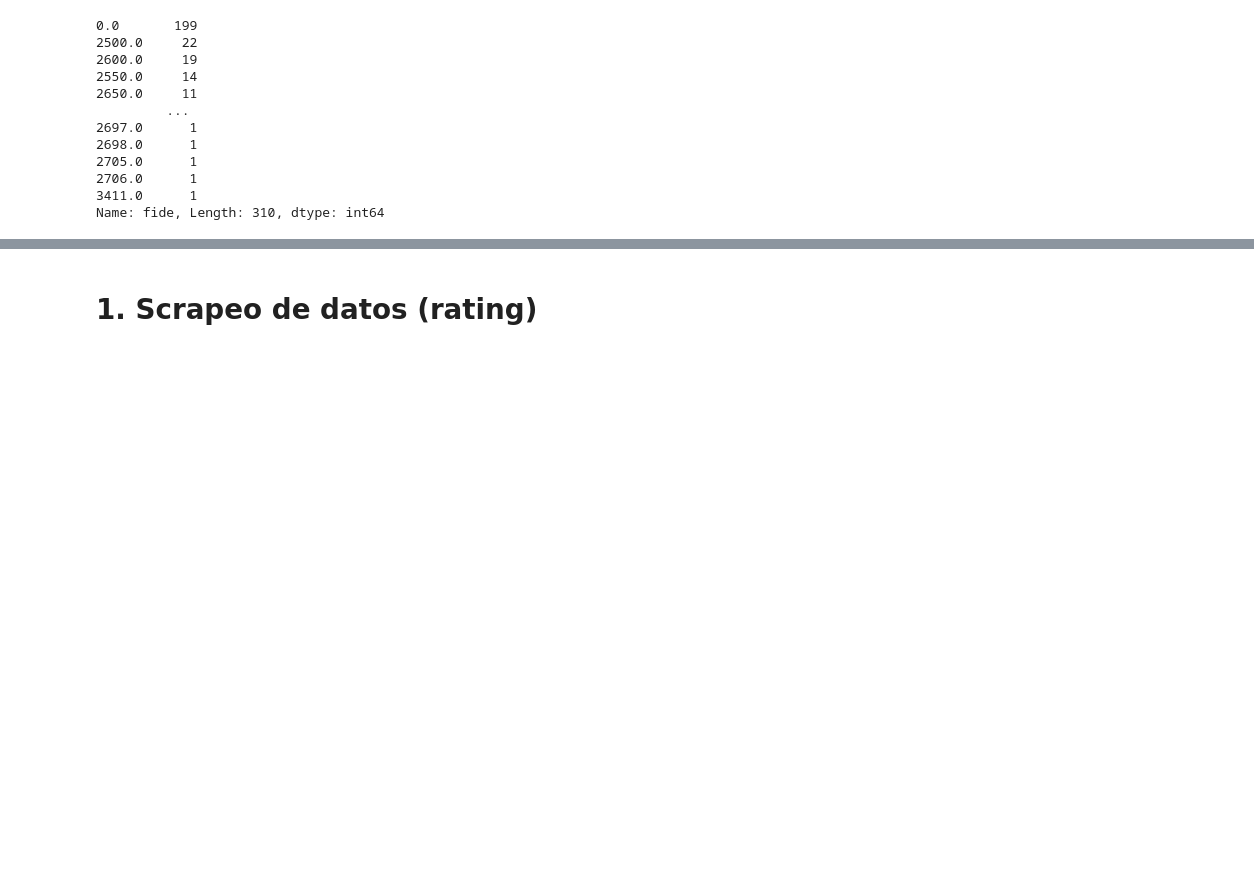
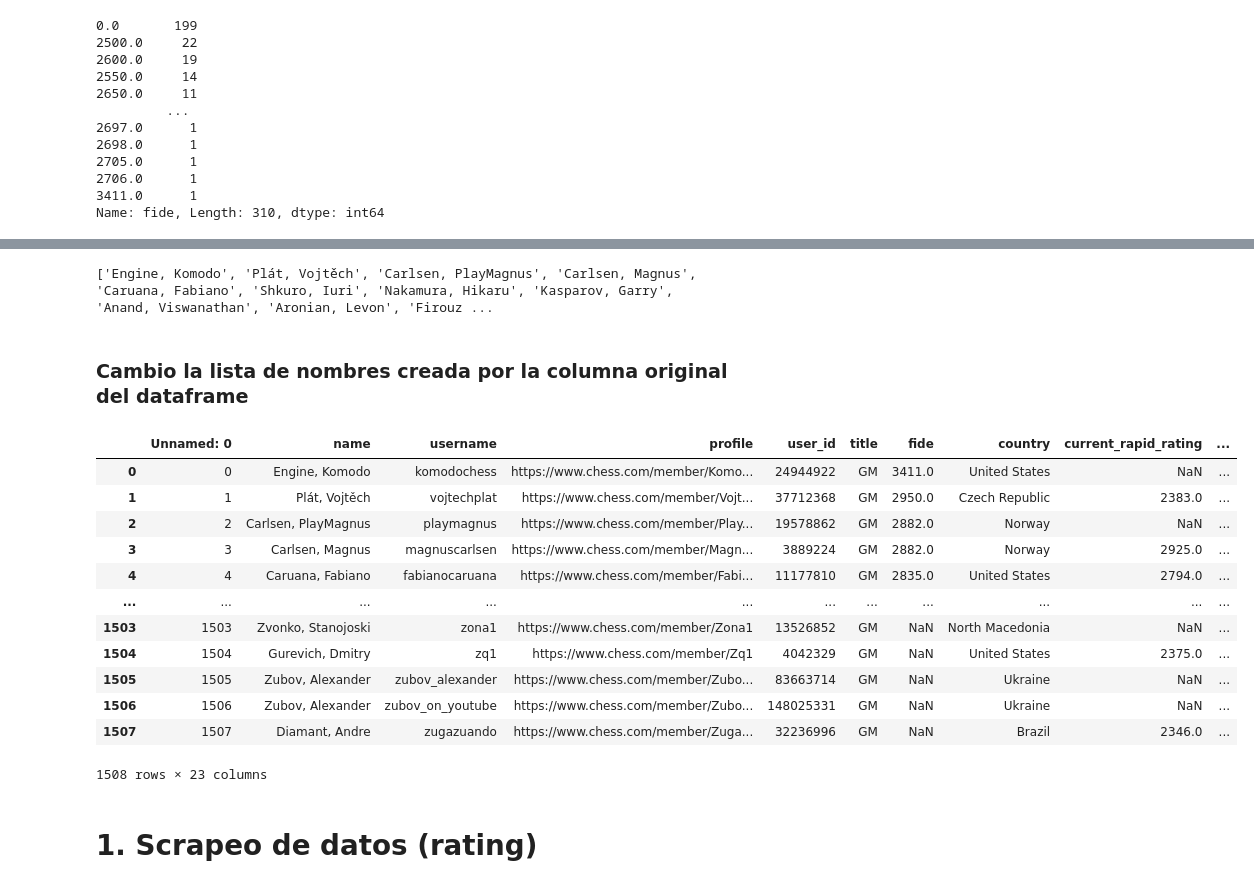
Before and after one commit to BorjaDorado/Chess, a Jupyter notebook: Chess_stats.ipynb, the cells around one changed output, grey strips where cells are left out. Saved outputs shown, nothing was run; the diff lists cells and outputs as text; code cells hidden in the pictures; blank space fills up the shorter version.

```diff
--- a/Chess_stats.ipynb
+++ b/Chess_stats.ipynb
@@ -123,0 +205,3 @@ Name: fide, Length: 310, dtype: int64
+# %%
+names = stats['name'].tolist()
+names[:20]
@@ -123,0 +229,44 @@ Name: fide, Length: 310, dtype: int64
+# %%
+def transformar_nombre(nombre_completo):
+    if isinstance(nombre_completo, str):
+        nombres = nombre_completo.split()
+        apellido = nombres[-1]
+        nombre = " ".join(nombres[:-1])
+        return f"{apellido}, {nombre}"
+    else:
+        return nombre_completo
+
+# Lista de nombres en formato "Nombre Apellido"
+# names ya elaborada
+# %%
+# Transformar los nombres
+nombres_transformados = list(map(transformar_nombre, names))
+# %%
+# Mostrar los nombres transformados
+Name = []  # Aquí se almacenarán los nombres transformados
+
+for nombre in nombres_transformados:
+    Name.append(nombre)
+
+print(Name)
+# %% [output]
+['Engine, Komodo', 'Plát, Vojtěch', 'Carlsen, PlayMagnus', 'Carlsen, Magnus', 'Caruana, Fabiano', 'Shkuro, Iuri', 'Nakamura, Hikaru', 'Kasparov, Garry', 'Anand, Viswanathan', 'Aronian, Levon', 'Firouz ...
+# %% [markdown]
+### Cambio la lista de nombres creada por la columna original del dataframe
+# %%
+stats['name'] = Name
+stats
+# %% [output]
+|  | Unnamed: 0 | name | username | profile | user_id | title | fide | country | current_rapid_rating | ... |
+| 0 | 0 | Engine, Komodo | komodochess | https://www.chess.com/member/Komo... | 24944922 | GM | 3411.0 | United States | NaN | ... |
+| 1 | 1 | Plát, Vojtěch | vojtechplat | https://www.chess.com/member/Vojt... | 37712368 | GM | 2950.0 | Czech Republic | 2383.0 | ... |
+| 2 | 2 | Carlsen, PlayMagnus | playmagnus | https://www.chess.com/member/Play... | 19578862 | GM | 2882.0 | Norway | NaN | ... |
+| 3 | 3 | Carlsen, Magnus | magnuscarlsen | https://www.chess.com/member/Magn... | 3889224 | GM | 2882.0 | Norway | 2925.0 | ... |
+| 4 | 4 | Caruana, Fabiano | fabianocaruana | https://www.chess.com/member/Fabi... | 11177810 | GM | 2835.0 | United States | 2794.0 | ... |
+| ... | ... | ... | ... | ... | ... | ... | ... | ... | ... | ... |
+| 1503 | 1503 | Zvonko, Stanojoski | zona1 | https://www.chess.com/member/Zona1 | 13526852 | GM | NaN | North Macedonia | NaN | ... |
+| 1504 | 1504 | Gurevich, Dmitry | zq1 | https://www.chess.com/member/Zq1 | 4042329 | GM | NaN | United States | 2375.0 | ... |
+| 1505 | 1505 | Zubov, Alexander | zubov_alexander | https://www.chess.com/member/Zubo... | 83663714 | GM | NaN | Ukraine | NaN | ... |
+| 1506 | 1506 | Zubov, Alexander | zubov_on_youtube | https://www.chess.com/member/Zubo... | 148025331 | GM | NaN | Ukraine | NaN | ... |
+| 1507 | 1507 | Diamant, Andre | zugazuando | https://www.chess.com/member/Zuga... | 32236996 | GM | NaN | Brazil | 2346.0 | ... |
+1508 rows × 23 columns
```
Also changed, not shown: parts of 41 cells of this notebook, 8 other files.
